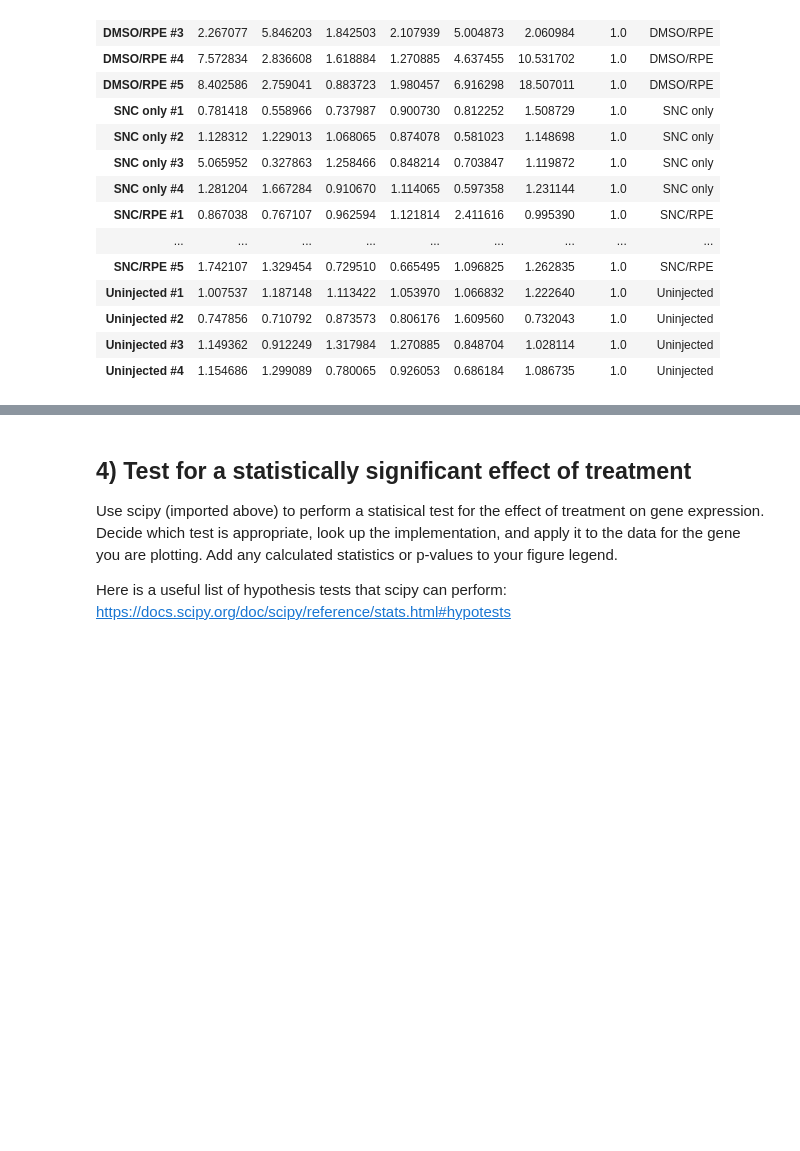
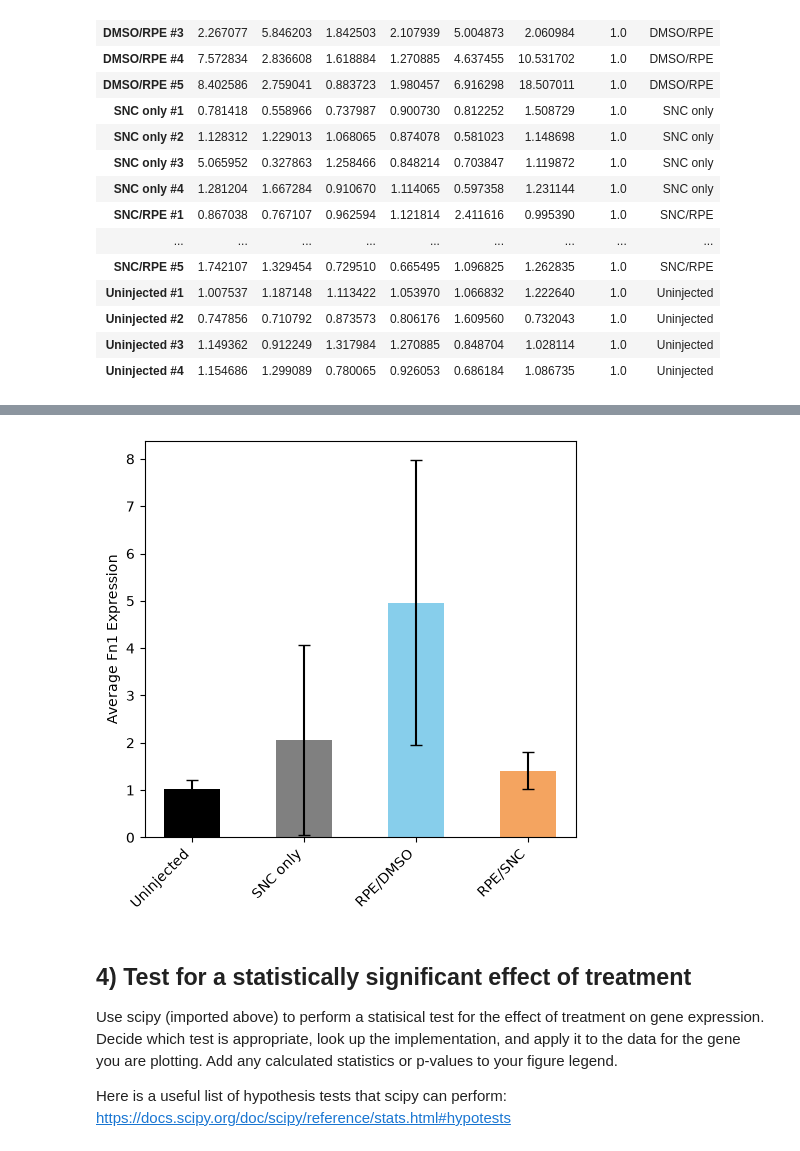
Before and after one commit to ajmarino01/BIO558AlainaMarino, a Jupyter notebook: miniproject_1_blank.ipynb, the cells around one changed output, grey strips where cells are left out. Drawn from its saved outputs; the diff is of its cells as text; code cells hidden in the pictures; blank space fills up the shorter version.

```diff
--- a/miniproject_1_blank.ipynb
+++ b/miniproject_1_blank.ipynb
@@ -189,6 +189,27 @@ Look up the documentation for seaborn **barplot** to reproduce one of the panels
 https://journals.plos.org/plosone/article?id=10.1371/journal.pone.0243626
 
 ![image.png](attachment:5b69870a-d03b-4173-a35e-7052ad1d7a02.png)
+# %%
+order = ['Uninjected', 'SNC only', 'RPE/DMSO', 'RPE/SNC']
+colors = ['black', 'gray', 'skyblue', 'sandybrown']
+
+data = relative_expression.copy()
+data['sample_type'] = data['sample_type'].replace({
+    'DMSO/RPE': 'RPE/DMSO',
+    'SNC/RPE': 'RPE/SNC'})
+
+mean = data.groupby('sample_type')['Fn1'].mean()
+std = data.groupby('sample_type')['Fn1'].std()
+
+plt.figure(figsize=(5, 5))
+plt.bar(order, mean.loc[order], yerr=std.loc[order], color=colors, capsize=4, width=0.5)
+
+plt.ylabel('Average Fn1 Expression')
+plt.xticks(rotation=45, ha='right')
+plt.tight_layout()
+plt.show()
+# %% [output]
+[figure, added]
 # %% [markdown]
 ## 4) Test for a statistically significant effect of treatment
 Use scipy (imported above) to perform a statisical test for the effect of treatment on gene expression. Decide which test is appropriate, look up the implementation, and apply it to the data for the gene you are plotting. Add any calculated statistics or p-values to your figure legend.
```
Also changed, not shown: parts of 3 cells of this notebook.
